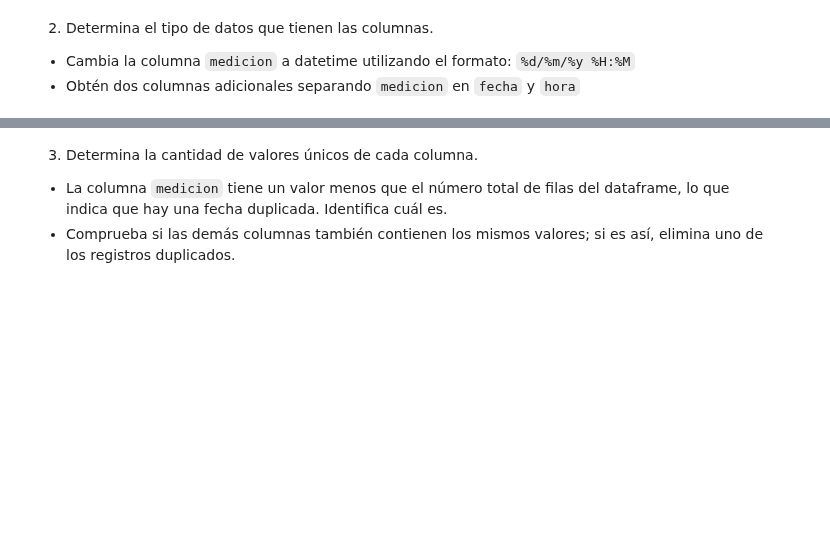
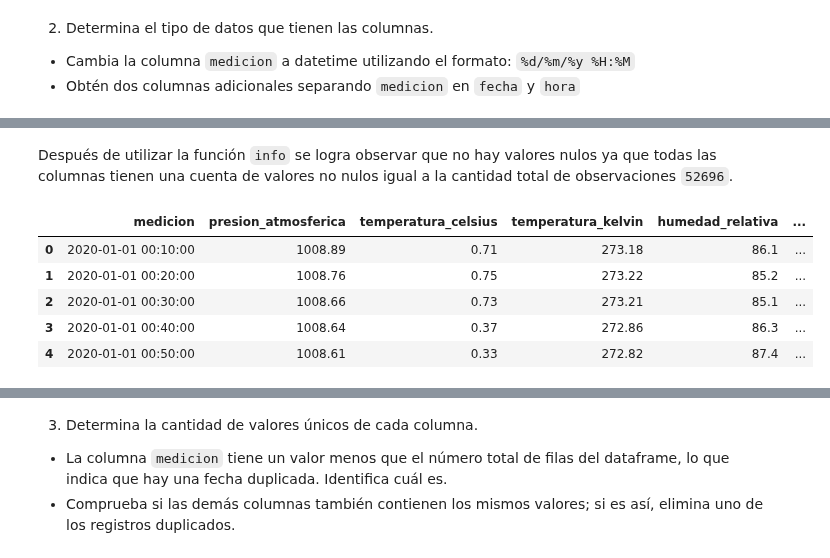
Before and after one commit to joshgc19/tc5053-datascience-A01841021-joshua-gamboa, a Jupyter notebook: Actividad2AnalisisPandas.ipynb, the cells around one changed output, grey strips where cells are left out. Cells and saved outputs as stored; diff of their text form; code cells hidden in the pictures; blank space fills up the shorter version.

```diff
--- a/Actividad2AnalisisPandas.ipynb
+++ b/Actividad2AnalisisPandas.ipynb
@@ -54,0 +137,13 @@ Los datos meteorológicos fueron registrados cada 10 minutos e incluyen los sigu
+# %% [markdown]
+Después de utilizar la función `info` se logra observar que no hay valores nulos ya que todas las columnas tienen una cuenta de valores no nulos igual a la cantidad total de observaciones `52696`.
+# %%
+# Actualización del tipo de la columna medicion a datetime y formateo requerido
+weather_df['medicion'] = pd.to_datetime(weather_df['medicion'], format='%d/%m/%y %H:%M')
+weather_df.head()
+# %% [output]
+|  | medicion | presion_atmosferica | temperatura_celsius | temperatura_kelvin | humedad_relativa | ... |
+| 0 | 2020-01-01 00:10:00 | 1008.89 | 0.71 | 273.18 | 86.1 | ... |
+| 1 | 2020-01-01 00:20:00 | 1008.76 | 0.75 | 273.22 | 85.2 | ... |
+| 2 | 2020-01-01 00:30:00 | 1008.66 | 0.73 | 273.21 | 85.1 | ... |
+| 3 | 2020-01-01 00:40:00 | 1008.64 | 0.37 | 272.86 | 86.3 | ... |
+| 4 | 2020-01-01 00:50:00 | 1008.61 | 0.33 | 272.82 | 87.4 | ... |
```
Also changed, not shown: parts of 9 cells of this notebook.
